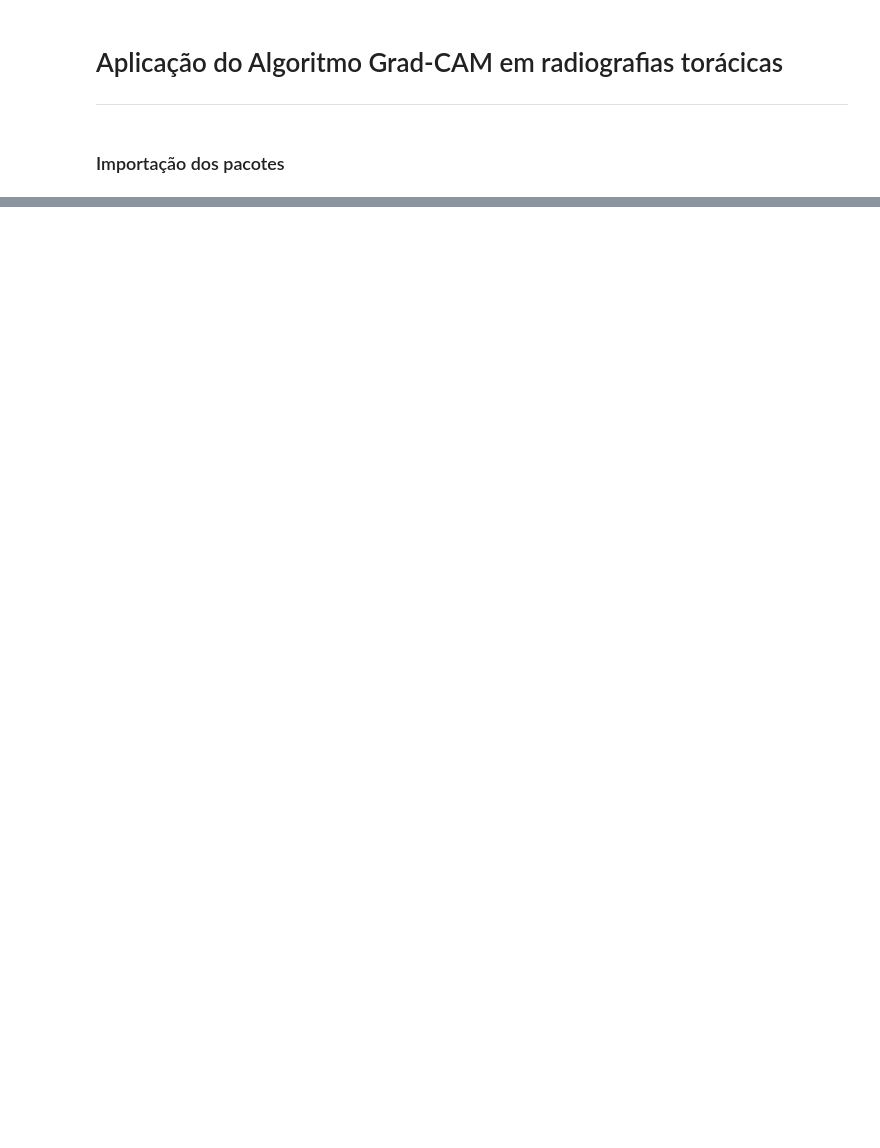
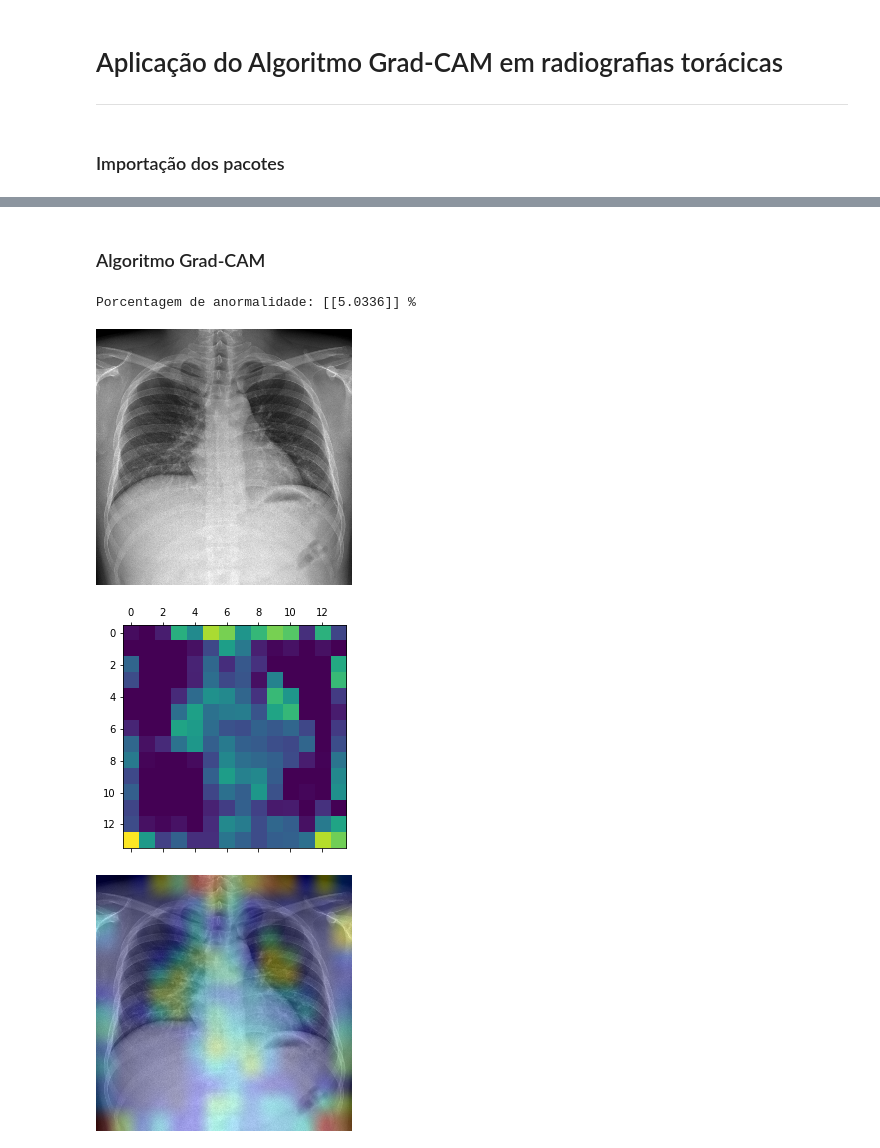
Before and after one commit to Alyssonmach/grad-cam-implementation, a Jupyter notebook: 3-grad-cam-radiography.ipynb, the cells around one changed output, grey strips where cells are left out. Saved outputs shown, nothing was run; the diff lists cells and outputs as text; code cells hidden in the pictures; blank space fills up the shorter version.

```diff
--- a/3-grad-cam-radiography.ipynb
+++ b/3-grad-cam-radiography.ipynb
@@ -811,0 +22,3 @@ image predict: [[0.9988438]]
+# %%
+# importando o modelo e os exemplos de teste
+model_grad, model_base, (x, y) = pre_processamento()
@@ -811,0 +46,8 @@ image predict: [[0.9988438]]
+# %%
+# definindo o caminho das imagens de teste
+path1 = '/content/drive/MyDrive/vinbigdata/test/002a34c58c5b758217ed1f584ccbcfe9.jpg'
+path2 = '/content/drive/MyDrive/vinbigdata/test/041c40e3f03d9af32b594c5186575a61.jpg'
+path3 = '/content/drive/MyDrive/vinbigdata/test/3bde9f07f146da27d795709456f6ab17.jpg'
+path4 = '/content/drive/MyDrive/vinbigdata/test/037503b94eb68a16587a78bce365e681.jpg'
+# %% [markdown]
+### Algoritmo Grad-CAM
@@ -811,0 +66,14 @@ image predict: [[0.9988438]]
+# %%
+# definindo a última camada da rede a ser considerada
+last_conv_layer = 'conv2d_50'
+
+# plota os gráficos do algoritmo grad cam
+heatmap_grad = get_grad_cam(img_size = img_size, preprocess_input = preprocess_input,
+                            last_conv_layer = last_conv_layer, path = path1,
+                            model_base = model_base, model_grad = model_grad,
+                            save_file = 'image1.png')
+# %% [output]
+Porcentagem de anormalidade: [[5.0336]] %
+[figure, added]
+[figure, added]
+[figure, added]
```
Also changed, not shown: parts of 61 cells of this notebook.
